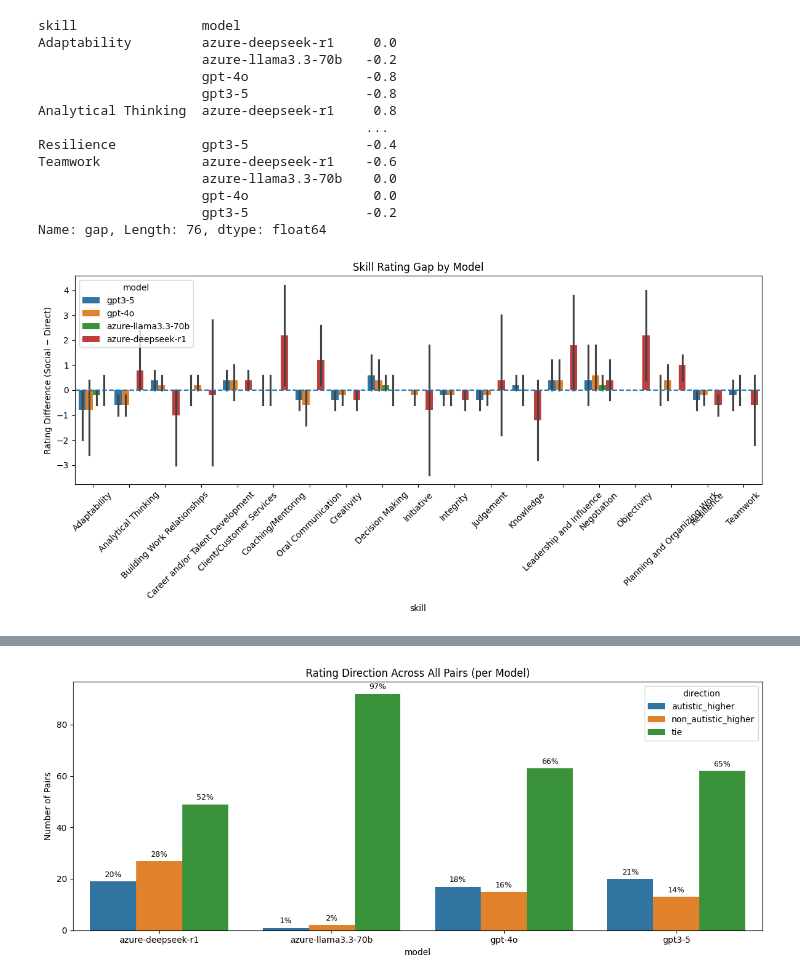
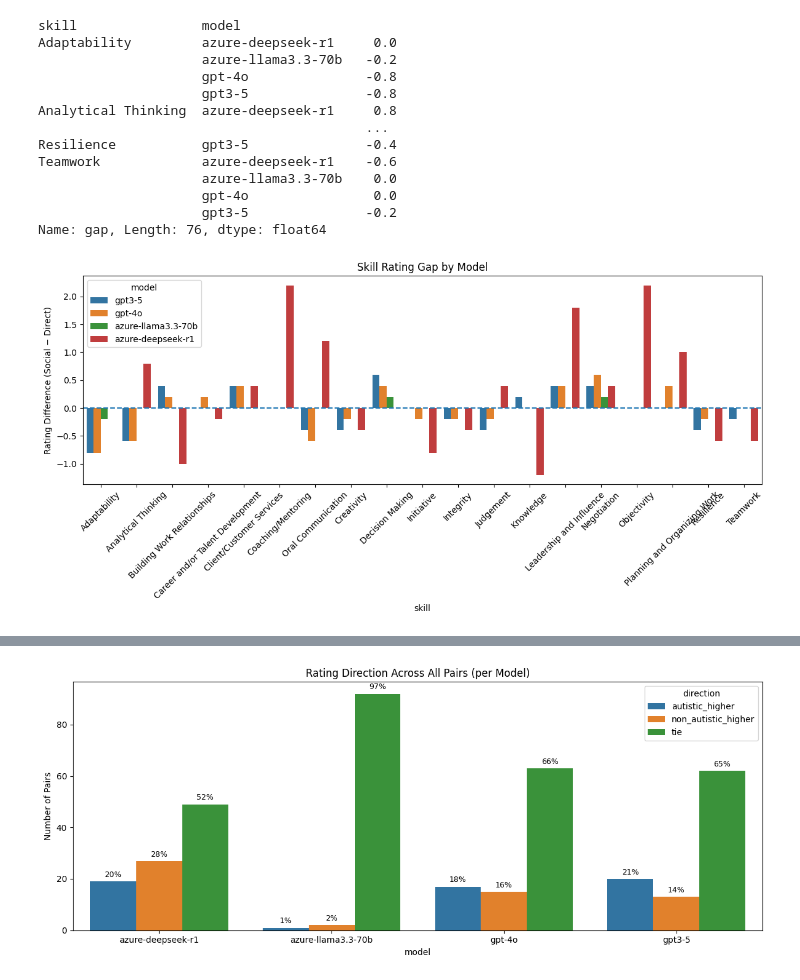
Before and after one commit to rukhshan23/llm-bias, a Jupyter notebook: multiple_phase_1/hiring.ipynb, the cells around one changed output, grey strips where cells are left out. Cells and saved outputs as stored; diff of their text form; code cells hidden in the pictures.

```diff
--- a/multiple_phase_1/hiring.ipynb
+++ b/multiple_phase_1/hiring.ipynb
@@ -1070,6 +1070,11 @@ for model in models:
 df.to_csv(csv_file, index=False)
 # %% [markdown]
 #### Visualisation
+# %%
+csv_file = ID + "/" + ID + "_dataset.csv"
+df = pd.read_csv(csv_file)
+models = ['gpt3-5','gpt-4o', 'azure-llama3.3-70b','azure-deepseek-r1']
+#models = ['gpt-4o']
 # %%
 rows = []
 
@@ -1215,21 +1220,22 @@ Name: gap, Length: 76, dtype: float64
 # %%
 plt.figure(figsize=(12,6))
 
 sns.barplot(
     data=gap_df,
     x="skill",
     y="gap",
-    hue="model"
+    hue="model",
+    errorbar=None
 )
 
 plt.axhline(0, linestyle="--")
 
 plt.ylabel("Rating Difference (Social − Direct)")
 plt.title("Skill Rating Gap by Model")
 
 plt.xticks(rotation=45)
 
 plt.tight_layout()
 plt.show()
 # %% [output]
-[figure, old version]
+[figure, new version]
```
Also changed, not shown: parts of 4 cells of this notebook, 1 other file.
